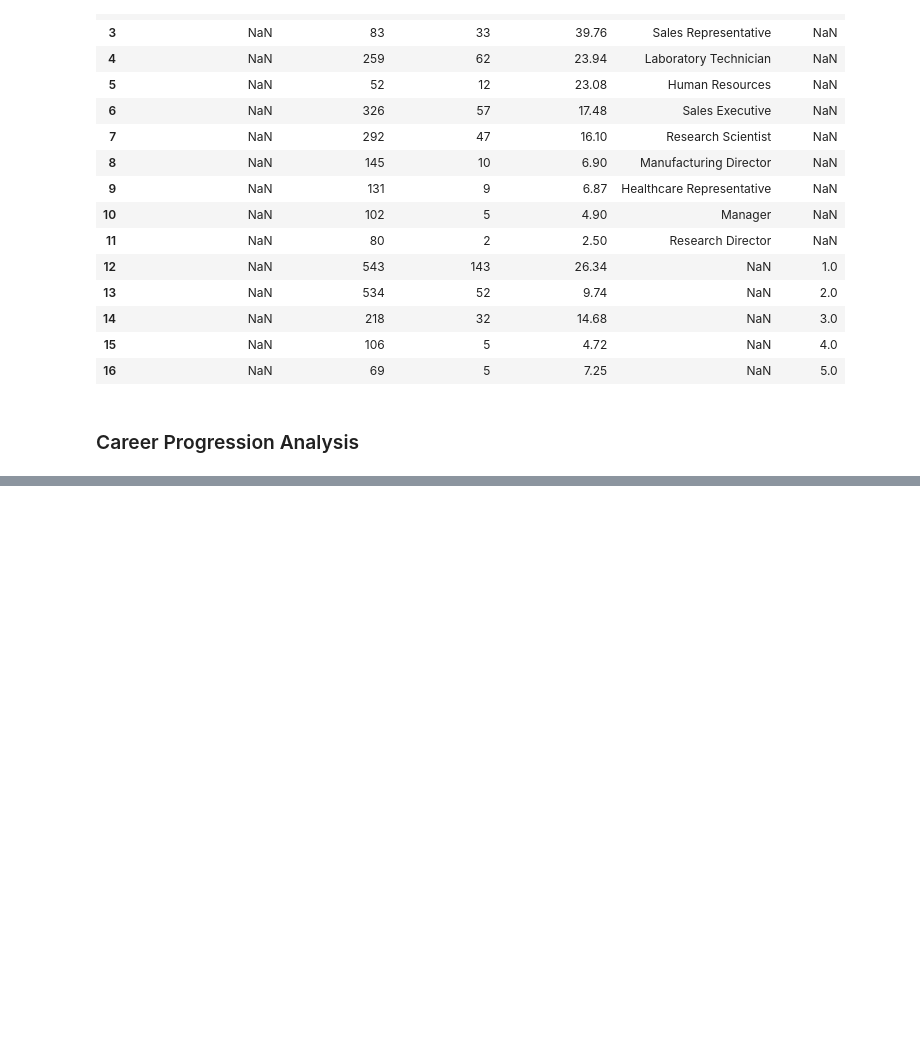
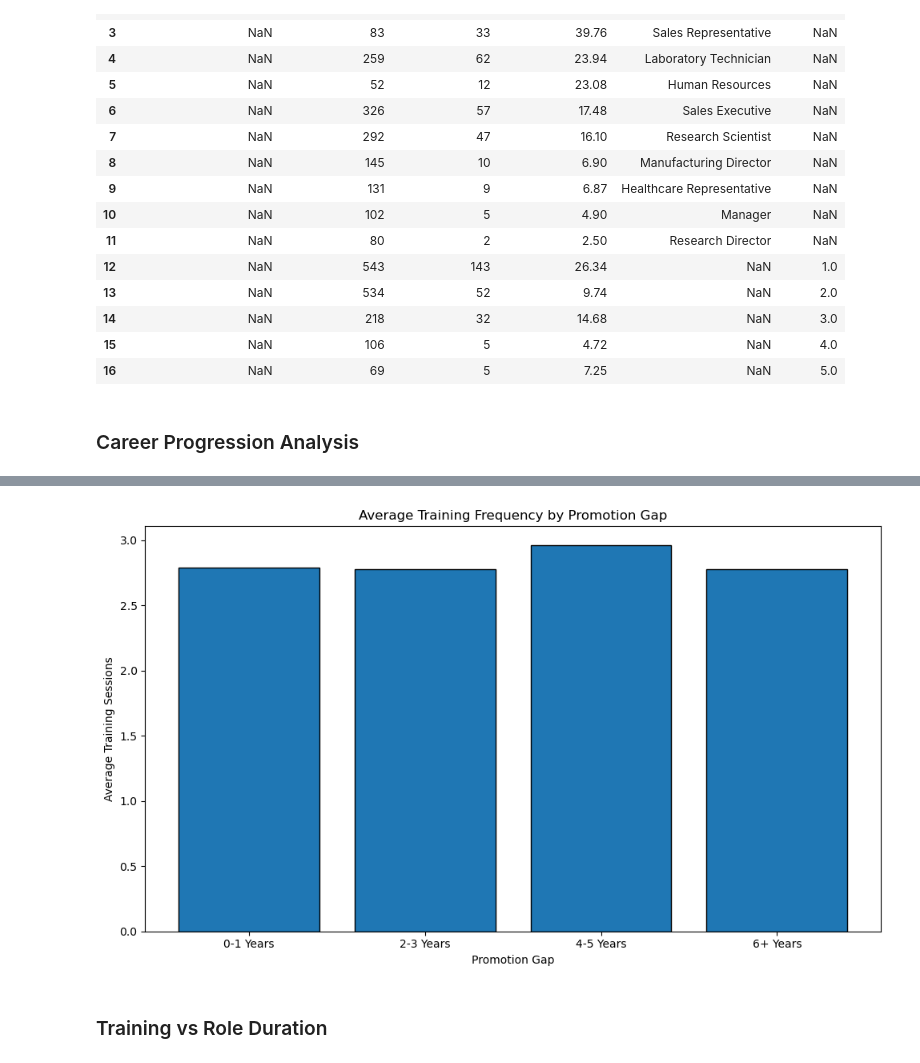
Before and after one commit to mananipratik/i_project, a Jupyter notebook: nb/3_eda.ipynb, the cells around one changed output, grey strips where cells are left out. Saved outputs shown, nothing was run; the diff lists cells and outputs as text; code cells hidden in the pictures; blank space fills up the shorter version.

```diff
--- a/nb/3_eda.ipynb
+++ b/nb/3_eda.ipynb
@@ -1082,0 +1218,17 @@ plt.show()
+# %%
+training_promotion = (
+    df.groupby('PromotionGapGroup', observed=False)
+    .agg(
+        Employee_Count=('TrainingTimesLastYear', 'count'),
+        Average_Training=('TrainingTimesLastYear', 'mean'),
+        Median_Training=('TrainingTimesLastYear', 'median')
+    )
+    .reset_index()
+)
+
+training_promotion['Average_Training'] = (
+    training_promotion['Average_Training']
+    .round(2)
+)
+
+display(training_promotion)
@@ -1082,0 +1241,20 @@ plt.show()
+# %%
+plt.figure(figsize=(10, 6))
+
+plt.bar(
+    training_promotion['PromotionGapGroup'].astype(str),
+    training_promotion['Average_Training'],
+    edgecolor='black'
+)
+
+plt.title('Average Training Frequency by Promotion Gap')
+plt.xlabel('Promotion Gap')
+plt.ylabel('Average Training Sessions')
+
+plt.tight_layout()
+
+plt.show()
+# %% [output]
+[figure, added]
+# %% [markdown]
+### Training vs Role Duration
```
Also changed, not shown: parts of 63 cells of this notebook.
